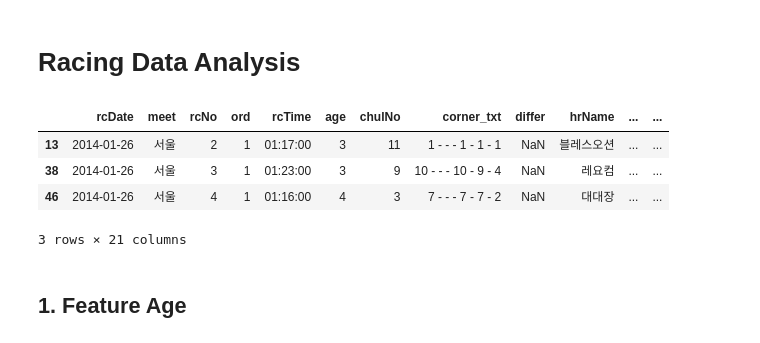
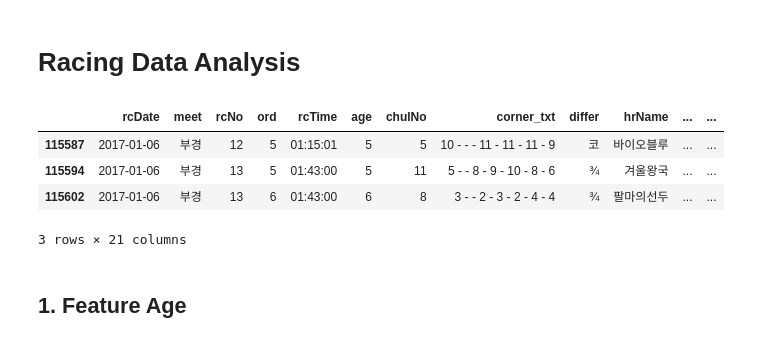
Before and after one commit to Swalloow/ML-Tutorials, a Jupyter notebook: Analysis/Racing Data Analysis.ipynb, the cells around one changed output. Saved outputs shown, nothing was run; the diff lists cells and outputs as text; code cells hidden in the pictures.

```diff
--- a/Analysis/Racing Data Analysis.ipynb
+++ b/Analysis/Racing Data Analysis.ipynb
@@ -6,13 +6,14 @@ import pandas as pd
 # %%
 df = pd.read_csv("../Dataset/hr_test.csv")
 df = df.drop(['Unnamed: 0'], axis=1)
-df = df[df['ord'] == 1]
-df.head(3)
+win = df[df['ord'] == 1]
+lose = df[df['ord'].isin([5, 6])]
+lose.tail(3)
 # %% [output]
 |  | rcDate | meet | rcNo | ord | rcTime | age | chulNo | corner_txt | differ | hrName | ... | ... |
-| 13 | 2014-01-26 | 서울 | 2 | 1 | 01:17:00 | 3 | 11 | 1 - - - 1 - 1 - 1 | NaN | 블레스오션 | ... | ... |
-| 38 | 2014-01-26 | 서울 | 3 | 1 | 01:23:00 | 3 | 9 | 10 - - - 10 - 9 - 4 | NaN | 레요컴 | ... | ... |
-| 46 | 2014-01-26 | 서울 | 4 | 1 | 01:16:00 | 4 | 3 | 7 - - - 7 - 7 - 2 | NaN | 대대장 | ... | ... |
+| 115587 | 2017-01-06 | 부경 | 12 | 5 | 01:15:01 | 5 | 5 | 10 - - - 11 - 11 - 11 - 9 | 코 | 바이오블루 | ... | ... |
+| 115594 | 2017-01-06 | 부경 | 13 | 5 | 01:43:00 | 5 | 11 | 5 - - 8 - 9 - 10 - 8 - 6 | ¾ | 겨울왕국 | ... | ... |
+| 115602 | 2017-01-06 | 부경 | 13 | 6 | 01:43:00 | 6 | 8 | 3 - - 2 - 3 - 2 - 4 - 4 | ¾ | 팔마의선두 | ... | ... |
 3 rows × 21 columns
 # %% [markdown]
 ## 1. Feature Age
```
Also changed, not shown: parts of 21 cells of this notebook.
